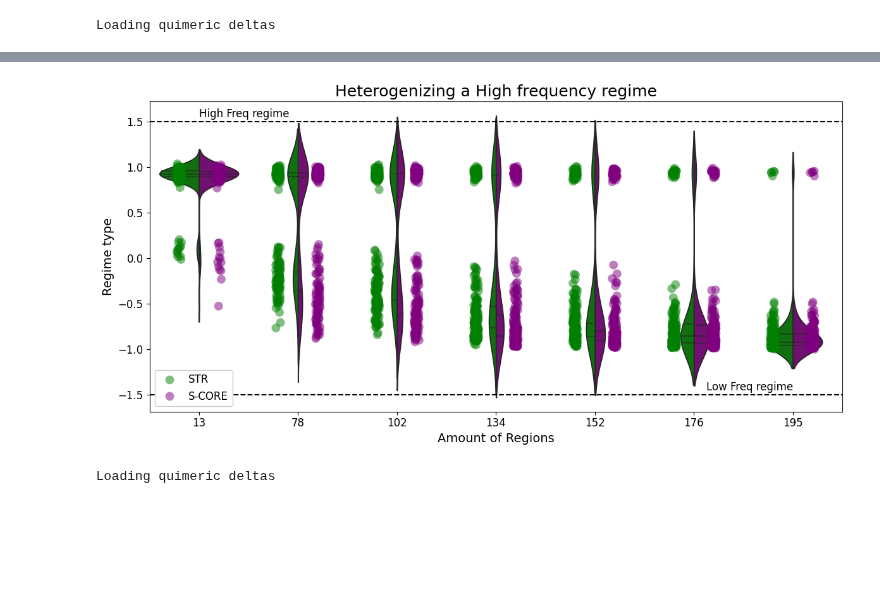
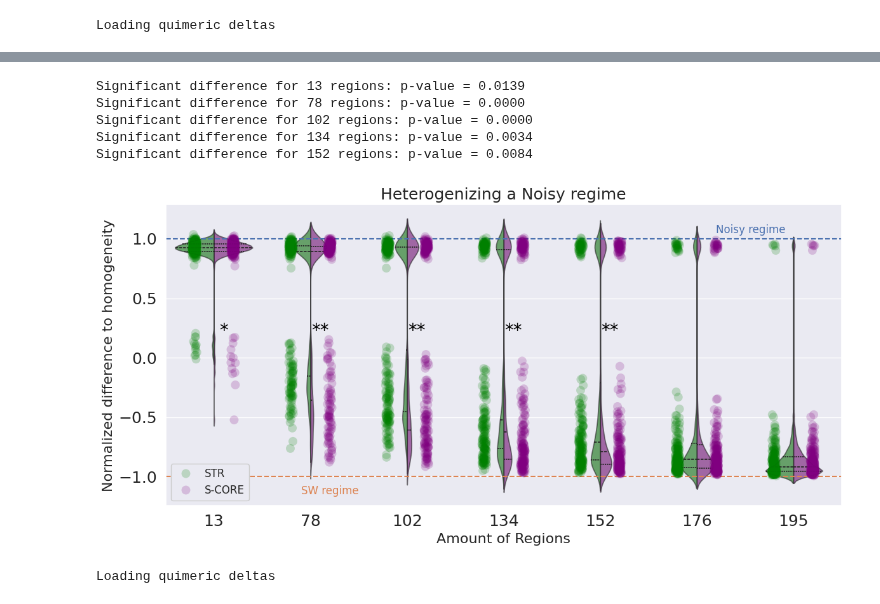
Before and after one commit to Picardian14/dyn_fic_dmf, a Jupyter notebook: python/het_plast_statistics.ipynb, the cells around one changed output, grey strips where cells are left out. Drawn from its saved outputs; the diff is of its cells as text; code cells hidden in the pictures; blank space fills up the shorter version.

```diff
--- a/python/het_plast_statistics.ipynb
+++ b/python/het_plast_statistics.ipynb
@@ -273,3 +266,5 @@ psd_all_low_lr = np.array(psd_all_low_lr)
+# %%
+figfold="/home/ivan.mindlin/Desktop/DatosParaRuben/Figuras/panels/"
 # %%
 import matplotlib.pyplot as plt
 
@@ -492,57 +482,81 @@ plt.show()
 # %%
-import pandas as pd
 import seaborn as sns
 import matplotlib.pyplot as plt
+from scipy.stats import ttest_ind
+import pandas as pd
+sns.set(style="darkgrid")
 
 # Font sizes
 TITLE = 18
-LABEL = 14
-TICKS = 12
-LEGEND = 12
+LABEL = 16
+TICKS = 18
+LEGEND = 18
 
 # Parameters
 figname = 'FIG_6_C'
 
 # Prepare a tidy DataFrame for plotting
 data = pd.DataFrame({
     'value': np.concatenate([quimeric_delta.flatten(), quimeric_delta_score.flatten()]),
     'group': ['STR'] * quimeric_delta.size + ['S-CORE'] * quimeric_delta_score.size,
     'amount_of_regions': np.concatenate([np.repeat(amount_of_regions, 200), np.repeat(amount_of_regions, 200)])
 })
 
 # Create the figure
 fig, ax = plt.subplots(figsize=(12, 6))
 
+# Add dashed lines
+ax.axhline(y=1, color=sns.color_palette()[0], linestyle='--')
+ax.text(5.2, 1.05, 'Noisy regime', color=sns.color_palette()[0], fontsize=12, ha='left')
+
+ax.axhline(y=-1, color=sns.color_palette()[1], linestyle='--')
+ax.text(1.5, -1.15, 'SW regime', color=sns.color_palette()[1], fontsize=12, ha='right')
+
 # Strip plot
 sns.stripplot(data=data, x='amount_of_regions',
               y='value', hue='group', jitter=0.05, dodge=True, ax=ax,
-              palette=['green', 'purple'], s=10, alpha=0.5)
+              palette=['green', 'purple'], s=10, alpha=0.2)
 strip_handles, strip_labels = ax.get_legend_handles_labels()
+
+# Violin plot
 sns.violinplot(data=data, x='amount_of_regions', y='value', hue='group', ax=ax,
-               palette=['green', 'purple'], split=True, inner='quartile')
+               palette=['green', 'purple'], split=True, inner='quartile', bw_method=0.1, alpha=0.6)
 
-# Add dashed line
-ax.axhline(y=1.5, color='black', linestyle='--')
-ax.text(0, 1.55, 'High Freq regime', color='black', fontsize=12, ha='left')
+# Statistical tests: compare STR and S-CORE per amount_of_regions.
+unique_amounts = sorted(data['amount_of_regions'].unique())
 
-ax.axhline(y=-1.5, color='black', linestyle='--')
-ax.text(6, -1.45, 'Low Freq regime', color='black', fontsize=12, ha='right')
-
+for idx_amt,amt in enumerate(unique_amounts):
+    subset = data[data['amount_of_regions'] == amt]
+    values_str = subset[subset['group'] == 'STR']['value']
+    values_score = subset[subset['group'] == 'S-CORE']['value']
+    values_str = [x for x in values_str if x < 0.5]
+    values_score = [x for x in values_score if x < 0.5]
+    stat, p_val = ttest_ind(values_str, values_score)
+    if p_val < 0.05:
+        print(f"Significant difference for {amt} regions: p-value = {p_val:.4f}")
+        y_max = subset['value'].max()
+        # Annotate star above the max value with a small offset
+        ax.text(0.1+idx_amt, 0.15, '**' if p_val<0.01 else '*' , ha='center', va='bottom', color='black', fontsize=20)
 
 # Labels, title, and legend
 ax.set_xlabel("Amount of Regions", fontsize=LABEL)
-ax.set_ylabel("Regime type", fontsize=LABEL)
-ax.set_title("Heterogenizing a High frequency regime", fontsize=TITLE)
+ax.set_ylabel("Normalized difference to homogeneity", fontsize=LABEL)
+ax.set_title("Heterogenizing a Noisy regime", fontsize=TITLE)
 ax.tick_params(axis='both', labelsize=TICKS)
-ax.legend(strip_handles, strip_labels, fontsize=12, title_fontsize=14, loc='lower left',framealpha=1)
+ax.legend(strip_handles, strip_labels, fontsize=12, title_fontsize=14, loc='lower left', framealpha=1)
 
 # Layout and save
 plt.tight_layout()
 fig.savefig(os.path.join(figfold, figname + '.png'), dpi=300)
-fig.savefig(figfold + figname + '.pdf', dpi=300)
+fig.savefig(os.path.join(figfold, figname + '.svg'), dpi=300)
 plt.show()
 # %% [output]
+Significant difference for 13 regions: p-value = 0.0139
+Significant difference for 78 regions: p-value = 0.0000
+Significant difference for 102 regions: p-value = 0.0000
+Significant difference for 134 regions: p-value = 0.0034
+Significant difference for 152 regions: p-value = 0.0084
-[figure, old version]
+[figure, new version]
 # %%
 G_VAL = 3.5
 LR_HOMO = 100
```
Also changed, not shown: parts of 8 cells of this notebook.
